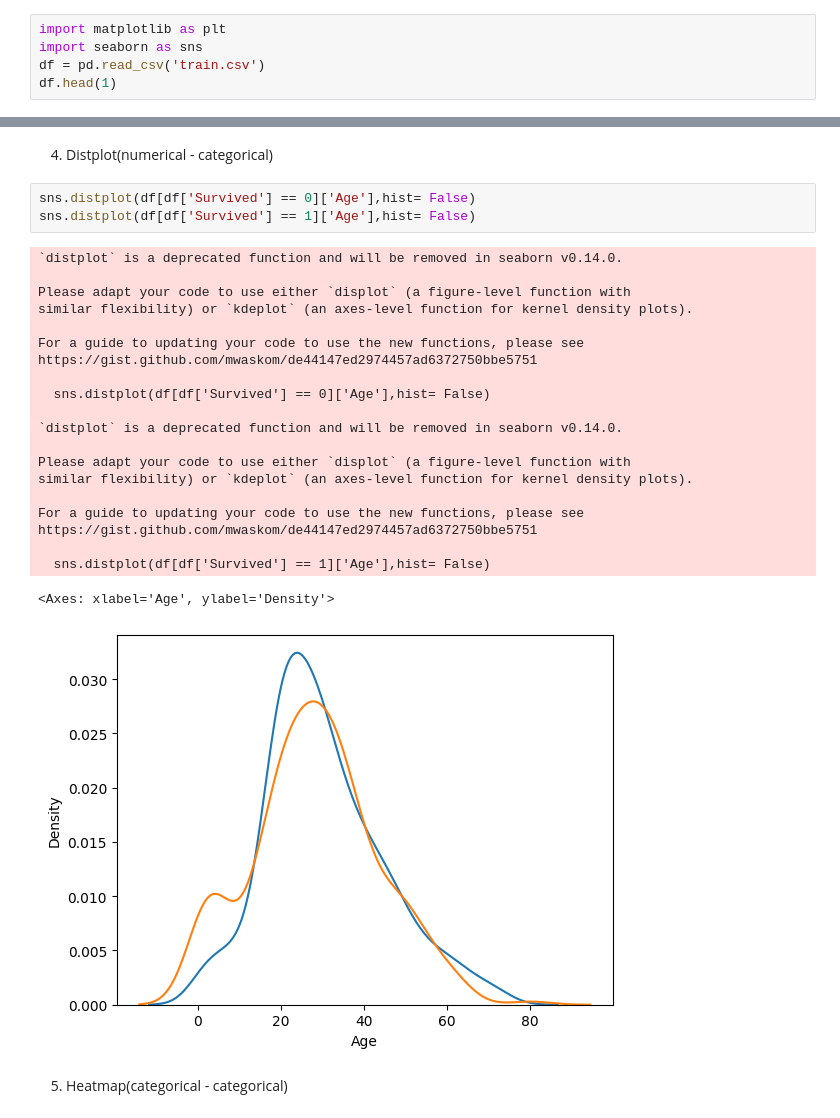
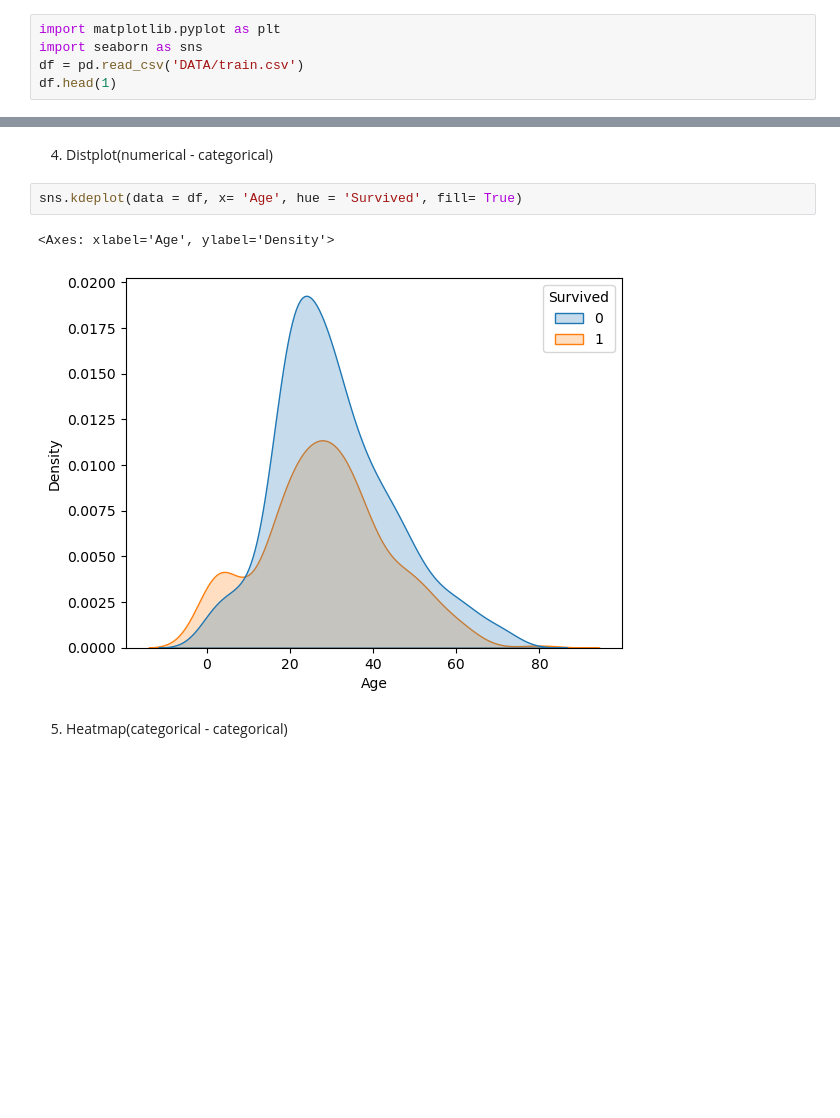
Before and after one commit to Kashish-3k8/machine-learning, a Jupyter notebook: multivariant analysis.ipynb, the cells around one changed output, grey strips where cells are left out. Drawn from its saved outputs; the diff is of its cells as text; blank space fills up the shorter version.

```diff
--- a/multivariant analysis.ipynb
+++ b/multivariant analysis.ipynb
@@ -1,9 +1,9 @@
 # %%
 import pandas as pd
 # %%
-import matplotlib as plt
+import matplotlib.pyplot as plt
 import seaborn as sns
-df = pd.read_csv('train.csv')
+df = pd.read_csv('DATA/train.csv')
 df.head(1)
 # %% [output]
 |  | PassengerId | Survived | Pclass | Name | Sex | Age | SibSp | Parch | Ticket | Fare | ... |
@@ -65,30 +65,10 @@ sns.boxplot(data = df, x= 'Sex', y= 'Age', hue = 'Survived')
 # %% [markdown]
 4. Distplot(numerical - categorical)
 # %%
-sns.distplot(df[df['Survived'] == 0]['Age'],hist= False)
-sns.distplot(df[df['Survived'] == 1]['Age'],hist= False)
+sns.kdeplot(data = df, x= 'Age', hue = 'Survived', fill= True)
 # %% [output]
-`distplot` is a deprecated function and will be removed in seaborn v0.14.0.
-
-Please adapt your code to use either `displot` (a figure-level function with
-similar flexibility) or `kdeplot` (an axes-level function for kernel density plots).
-
-For a guide to updating your code to use the new functions, please see
-https://gist.github.com/mwaskom/de44147ed2974457ad6372750bbe5751
-
-  sns.distplot(df[df['Survived'] == 0]['Age'],hist= False)
-
-`distplot` is a deprecated function and will be removed in seaborn v0.14.0.
-
-Please adapt your code to use either `displot` (a figure-level function with
-similar flexibility) or `kdeplot` (an axes-level function for kernel density plots).
-
-For a guide to updating your code to use the new functions, please see
-https://gist.github.com/mwaskom/de44147ed2974457ad6372750bbe5751
-
-  sns.distplot(df[df['Survived'] == 1]['Age'],hist= False)
+<Axes: xlabel='Age', ylabel='Density'>
-<Axes: xlabel='Age', ylabel='Density'>
-[figure, old version]
+[figure, new version]
 # %% [markdown]
 5. Heatmap(categorical - categorical)
 # %%
```
Also changed, not shown: parts of 8 cells of this notebook, 10 other files.
